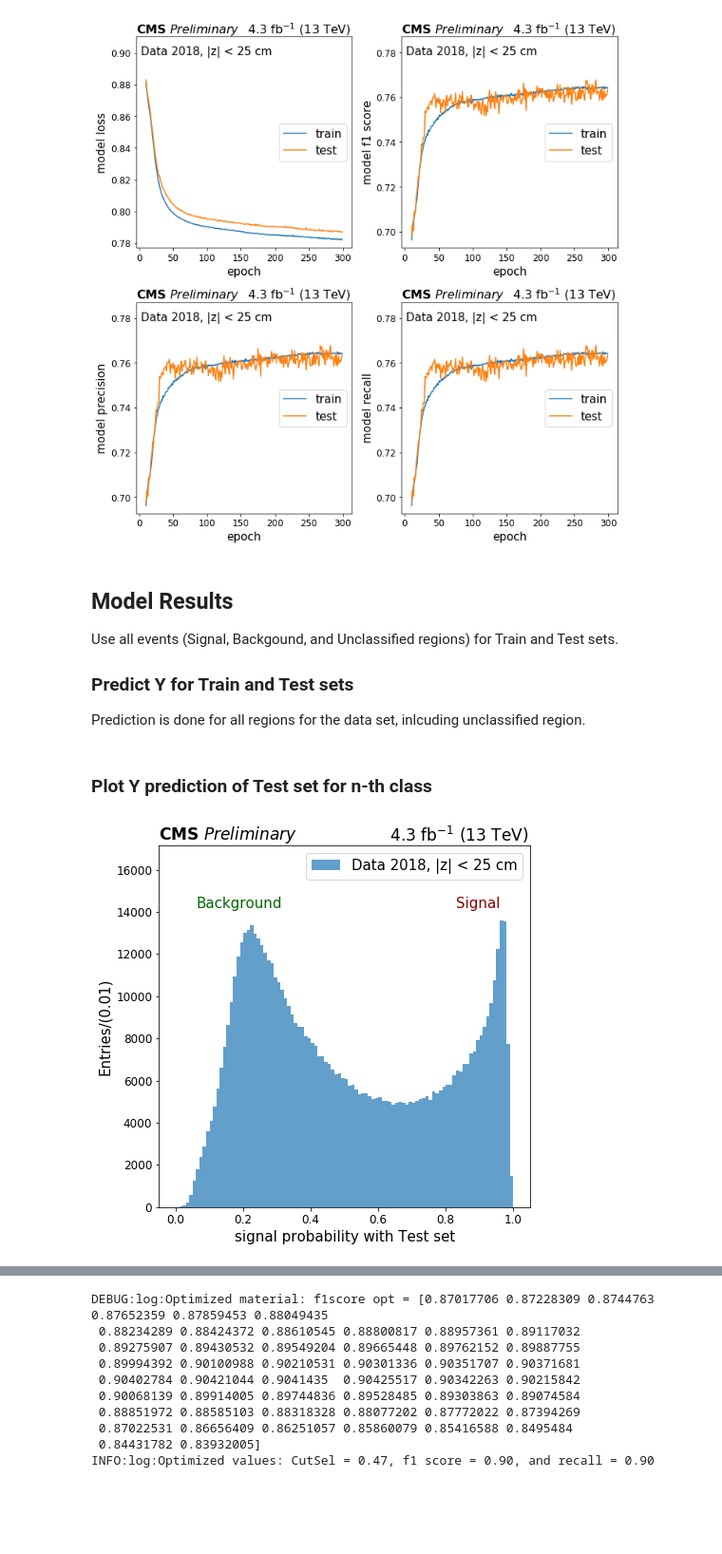
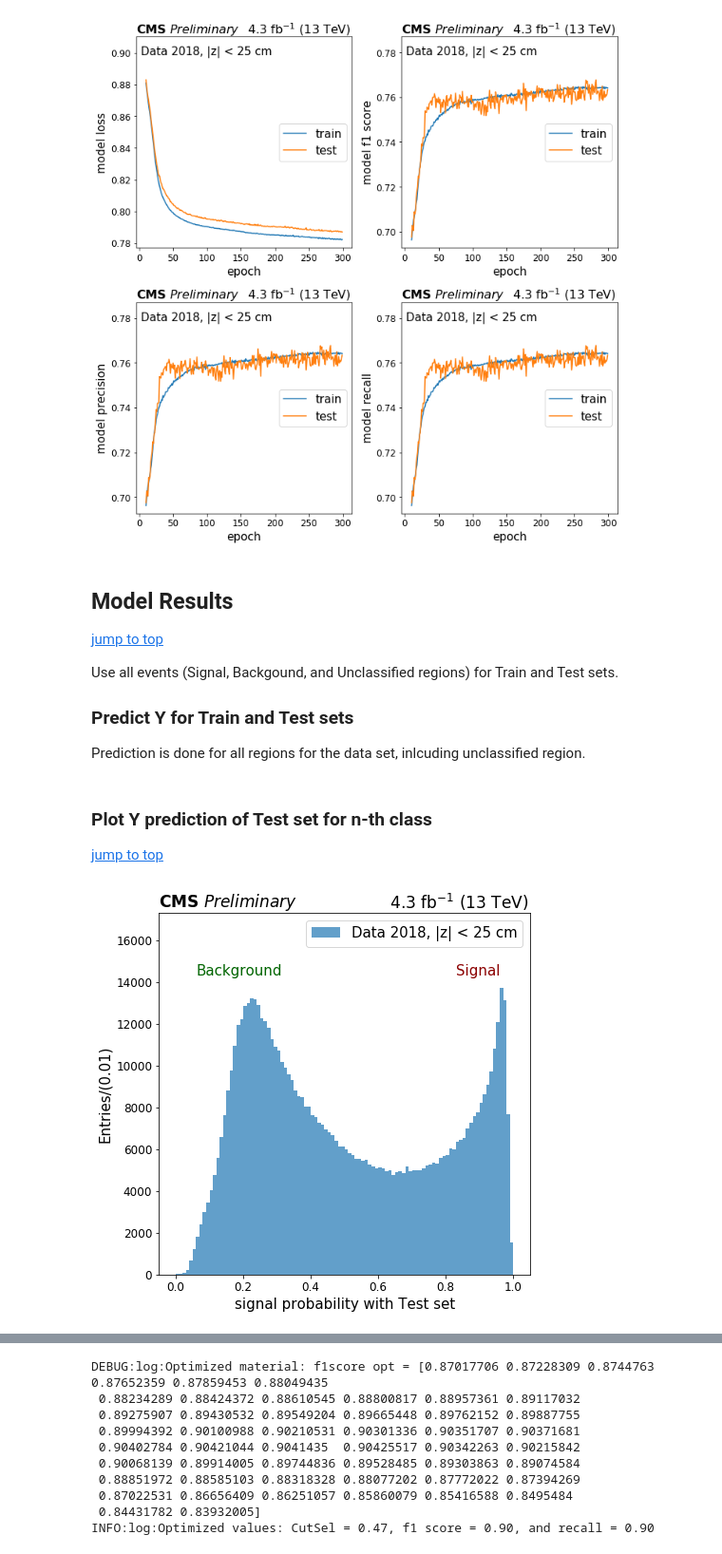
Before and after one commit to kropiv/MLforNI, a Jupyter notebook: NI_ML.ipynb, the cells around one changed output, grey strips where cells are left out. Shown at 95% size. Cells and saved outputs as stored; diff of their text form; code cells hidden in the pictures; blank space fills up the shorter version.

```diff
--- a/NI_ML.ipynb
+++ b/NI_ML.ipynb
@@ -1929,6 +1958,8 @@ DEBUG:log:shape acc = (300,)
 [figure]
 # %% [markdown]
 ## Model Results <a class="anchor" id="ModelResults"></a>
+[jump to top](#Top)
+
 Use all events (Signal, Backgound, and Unclassified regions) for Train and Test sets.
 
 ### Predict Y for Train and Test sets <a class="anchor" id="PredictY"></a>
@@ -1941,42 +1972,43 @@ Y_hot_Train_pred = model_X.predict(Xnorm_Train_PCA)
 # Y_hot_Train_pred = model_X.predict(Xnorm_Train)
 # %% [markdown]
 ### Plot Y prediction of Test set for n-th class <a class="anchor" id="PlotY"></a>
+[jump to top](#Top)
 # %%
 # Signal class:
 nclass = 0
 
 Y_Test_pred_nclass = Y_hot_Test_pred[:,nclass]
 # Y_Train_pred_nclass = Y_hot_Train_pred[:,nclass]
 # fig, (ax,bx) = plt.subplots(1,2, figsize=(15,7))
 fig, (ax) = plt.subplots(1,1, figsize=(7,7))
 num_bins = 100
 transperance = 0.7
 
-n, bins, patches = ax.hist(Y_Train_pred_nclass,
+# n, bins, patches = ax.hist(Y_Train_pred_nclass,
+#                             num_bins, range =[0,1], alpha = transperance)
+n, bins, patches = ax.hist(Y_Test_pred_nclass,
                             num_bins, range =[0,1], alpha = transperance)
-# n, bins, patches = ax.hist(Y_Test_pred_nclass,
-#                             num_bins, range =[0,1], alpha = transperance)
 b, t = ax.get_ylim()
 ax.set_ylim(top = 0.2 * (t-b)+t)
 SetCMSlabel(ax,CMS_state)
 # n, bins, patches = bx.hist(Y_Test_pred_nclass,
 #                             num_bins, range =[1.0e-3,1-1.0e-3], alpha = transperance)
 Xtitle = 'signal probability with Test set'
 ax.set_xlabel(Xtitle)
 ax.set_ylabel('Entries/(%1.2f)'%(bins[1]-bins[0]))
 ax.legend([labelData], loc='upper right')
 x_B, y_B = 0.1, 0.82
 x_S, y_S = 0.8, 0.82
 ax.text(x_B, y_B, "Background",
         verticalalignment='bottom', horizontalalignment='left',
         transform=ax.transAxes, color='darkgreen', fontsize=15)
 ax.text(x_S, y_S, "Signal",
         verticalalignment='bottom', horizontalalignment='left',
         transform=ax.transAxes, color='darkred', fontsize=15)
 
 plt.savefig('Results/' + ModelName +'_SignalProbability.pdf')
 plt.show()
 # %% [output]
-[figure, old version]
+[figure, new version]
 # %% [markdown]
 ### Set threshold for Signal-Background seperation <a class="anchor" id="SetYthreshold"></a>
```
Also changed, not shown: parts of 31 cells of this notebook.
